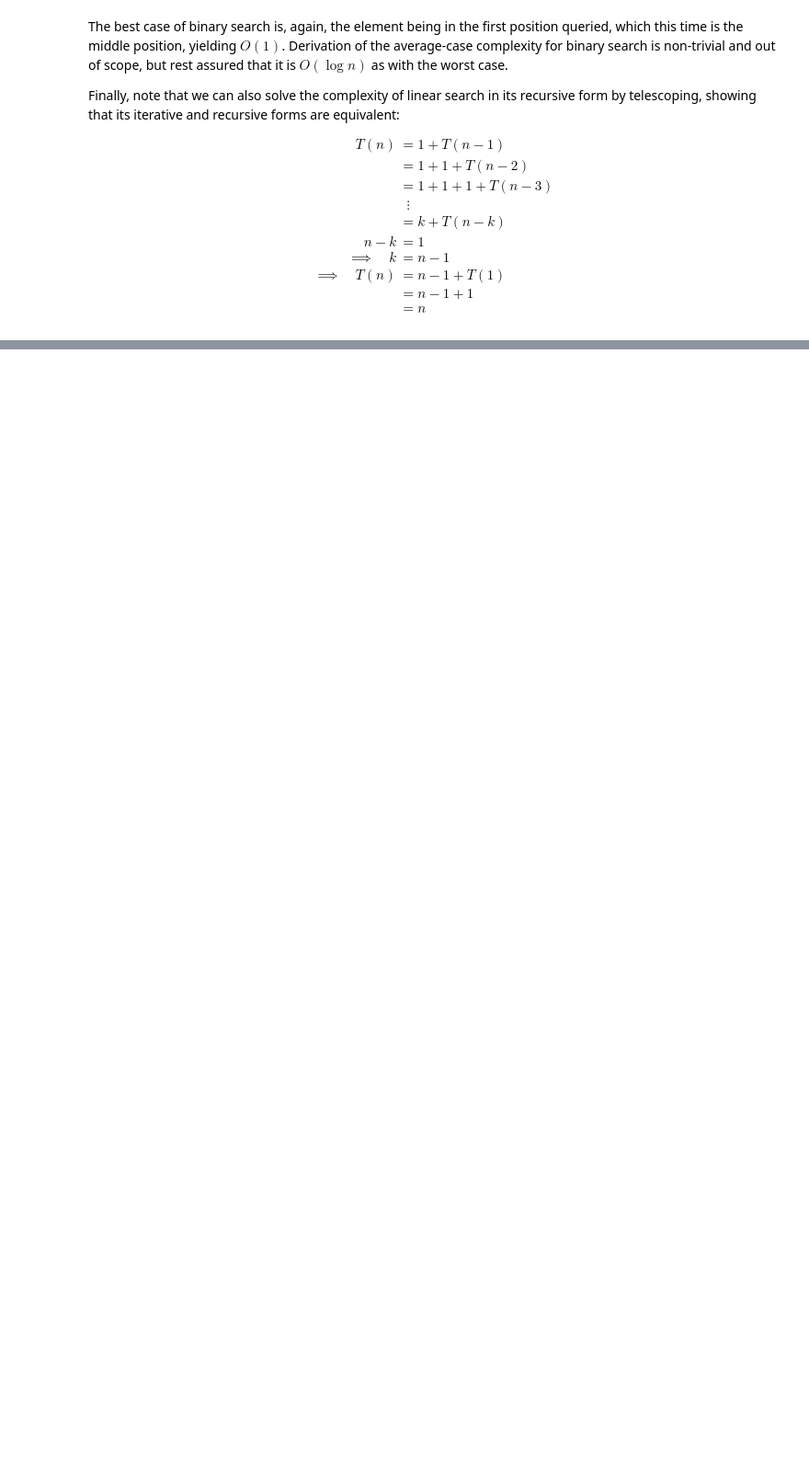
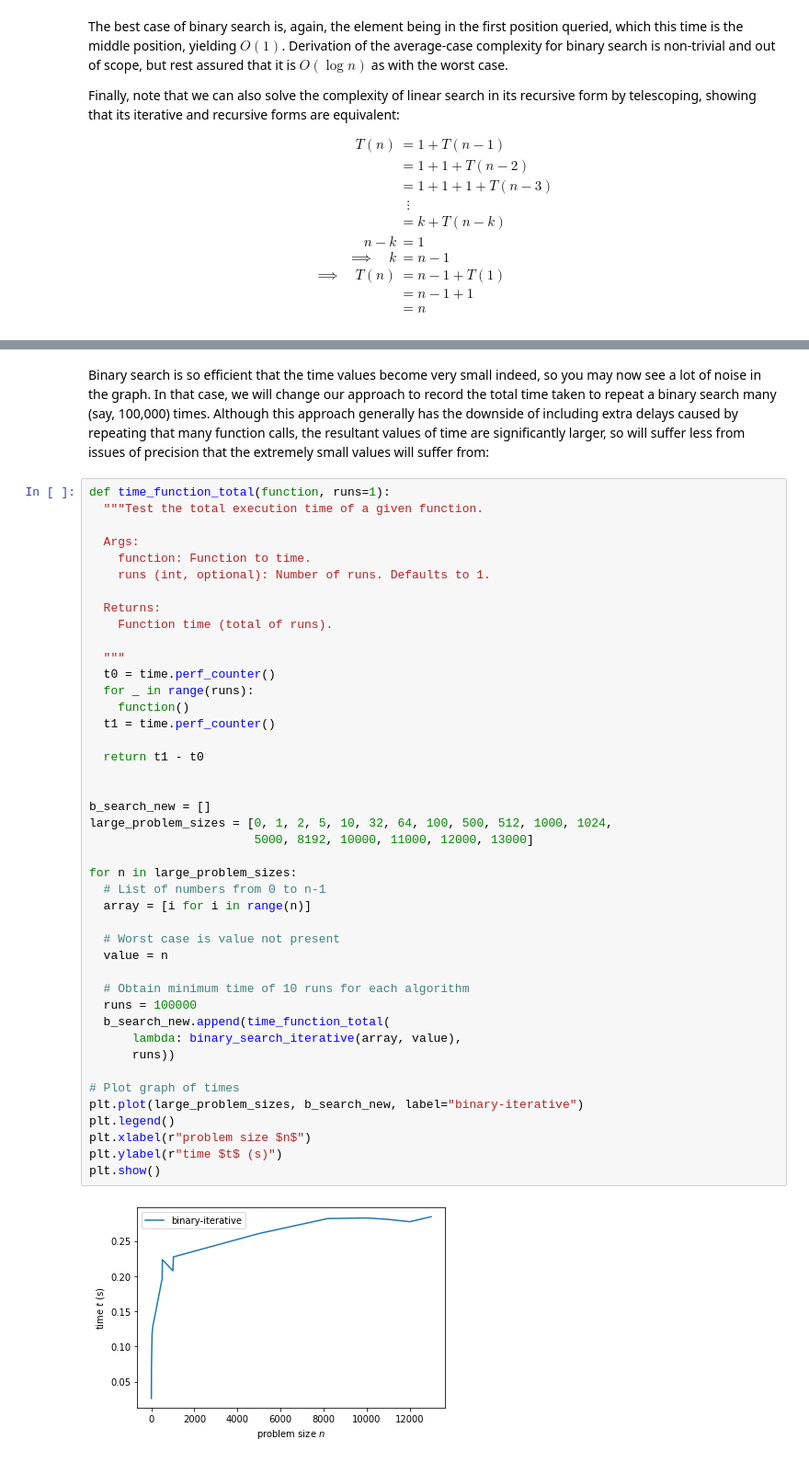
Before and after one commit to linda-anticoli/BASC0038-Python, a Jupyter notebook: notebooks-solutions/BASC0038-1-intro-SOLUTIONS.ipynb, the cells around one changed output, grey strips where cells are left out. Shown at 92% size. Drawn from its saved outputs; the diff is of its cells as text; blank space fills up the shorter version.

```diff
--- a/notebooks-solutions/BASC0038-1-intro-SOLUTIONS.ipynb
+++ b/notebooks-solutions/BASC0038-1-intro-SOLUTIONS.ipynb
@@ -649,0 +939,47 @@ Binary search (iterative): 1.9989574250012083 s
+# %% [markdown]
+Binary search is so efficient that the time values become very small indeed, so you may now see a lot of noise in the graph. In that case, we will change our approach to record the total time taken to repeat a binary search many (say, 100,000) times. Although this approach generally has the downside of including extra delays caused by repeating that many function calls, the resultant values of time are significantly larger, so will suffer less from issues of precision that the extremely small values will suffer from:
+# %%
+def time_function_total(function, runs=1):
+  """Test the total execution time of a given function.
+
+  Args:
+    function: Function to time.
+    runs (int, optional): Number of runs. Defaults to 1.
+
+  Returns:
+    Function time (total of runs).
+
+  """
+  t0 = time.perf_counter()
+  for _ in range(runs):
+    function()
+  t1 = time.perf_counter()
+
+  return t1 - t0
+
+
+b_search_new = []
+large_problem_sizes = [0, 1, 2, 5, 10, 32, 64, 100, 500, 512, 1000, 1024,
+                       5000, 8192, 10000, 11000, 12000, 13000]
+
+for n in large_problem_sizes:
+  # List of numbers from 0 to n-1
+  array = [i for i in range(n)]
+
+  # Worst case is value not present
+  value = n
+
+  # Obtain minimum time of 10 runs for each algorithm
+  runs = 100000
+  b_search_new.append(time_function_total(
+      lambda: binary_search_iterative(array, value),
+      runs))
+
+# Plot graph of times
+plt.plot(large_problem_sizes, b_search_new, label="binary-iterative")
+plt.legend()
+plt.xlabel(r"problem size $n$")
+plt.ylabel(r"time $t$ (s)")
+plt.show()
+# %% [output]
+[figure, added]
```
Also changed, not shown: parts of 59 cells of this notebook, 1 other file.
